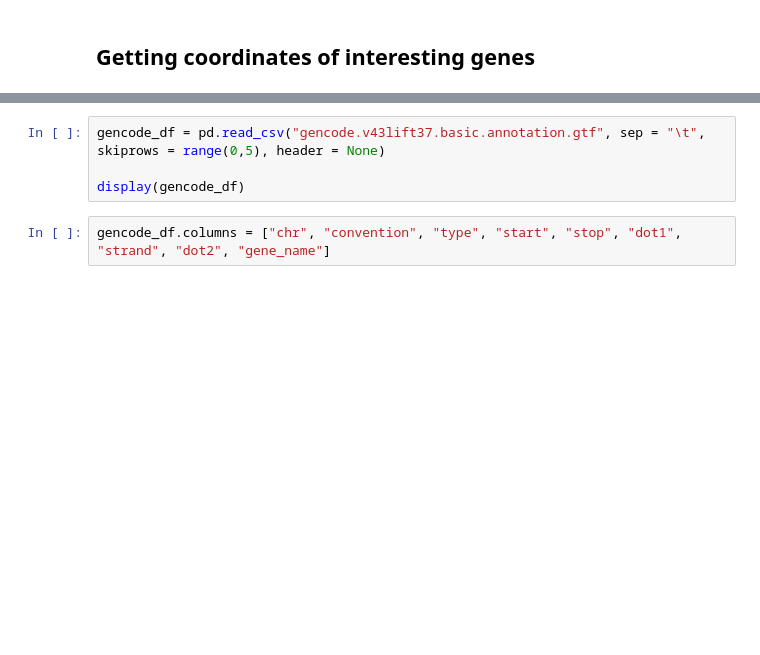
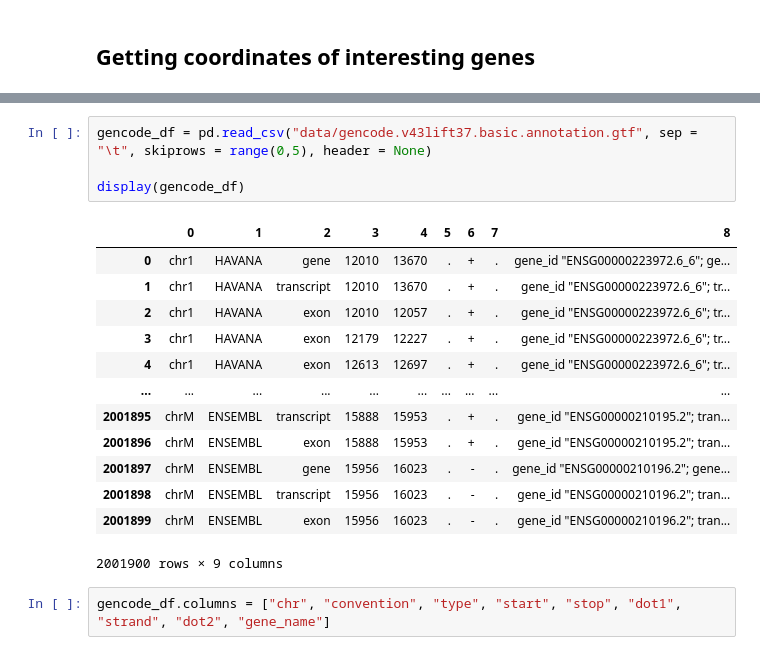
Before and after one commit to getzlab/CDK46_barcoding_paper, a Jupyter notebook: cnv_analyses/copy_number_heatmap.ipynb, the cells around one changed output, grey strips where cells are left out. Cells and saved outputs as stored; diff of their text form; blank space fills up the shorter version.

```diff
--- a/cnv_analyses/copy_number_heatmap.ipynb
+++ b/cnv_analyses/copy_number_heatmap.ipynb
@@ -73,7 +89,21 @@ len(gene_interest)
 # %%
-gencode_df = pd.read_csv("gencode.v43lift37.basic.annotation.gtf", sep = "\t", skiprows = range(0,5), header = None)
+gencode_df = pd.read_csv("data/gencode.v43lift37.basic.annotation.gtf", sep = "\t", skiprows = range(0,5), header = None)
 
 display(gencode_df)
+# %% [output]
+|  | 0 | 1 | 2 | 3 | 4 | 5 | 6 | 7 | 8 |
+| 0 | chr1 | HAVANA | gene | 12010 | 13670 | . | + | . | gene_id "ENSG00000223972.6_6"; ge... |
+| 1 | chr1 | HAVANA | transcript | 12010 | 13670 | . | + | . | gene_id "ENSG00000223972.6_6"; tr... |
+| 2 | chr1 | HAVANA | exon | 12010 | 12057 | . | + | . | gene_id "ENSG00000223972.6_6"; tr... |
+| 3 | chr1 | HAVANA | exon | 12179 | 12227 | . | + | . | gene_id "ENSG00000223972.6_6"; tr... |
+| 4 | chr1 | HAVANA | exon | 12613 | 12697 | . | + | . | gene_id "ENSG00000223972.6_6"; tr... |
+| ... | ... | ... | ... | ... | ... | ... | ... | ... | ... |
+| 2001895 | chrM | ENSEMBL | transcript | 15888 | 15953 | . | + | . | gene_id "ENSG00000210195.2"; tran... |
+| 2001896 | chrM | ENSEMBL | exon | 15888 | 15953 | . | + | . | gene_id "ENSG00000210195.2"; tran... |
+| 2001897 | chrM | ENSEMBL | gene | 15956 | 16023 | . | - | . | gene_id "ENSG00000210196.2"; gene... |
+| 2001898 | chrM | ENSEMBL | transcript | 15956 | 16023 | . | - | . | gene_id "ENSG00000210196.2"; tran... |
+| 2001899 | chrM | ENSEMBL | exon | 15956 | 16023 | . | - | . | gene_id "ENSG00000210196.2"; tran... |
+2001900 rows × 9 columns
 # %%
 gencode_df.columns = ["chr", "convention", "type", "start", "stop", "dot1", "strand", "dot2", "gene_name"]
 # %%
```
Also changed, not shown: parts of 12 cells of this notebook.
